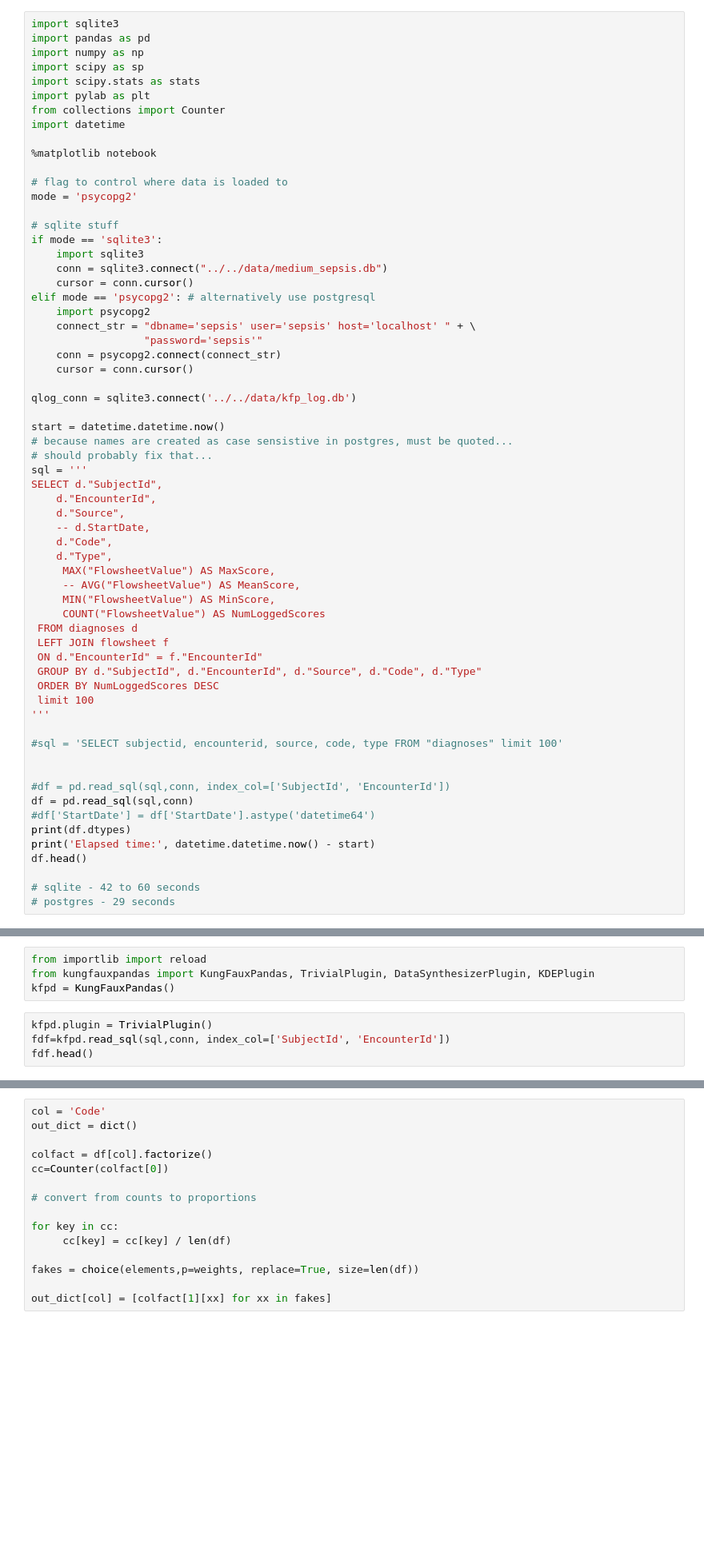
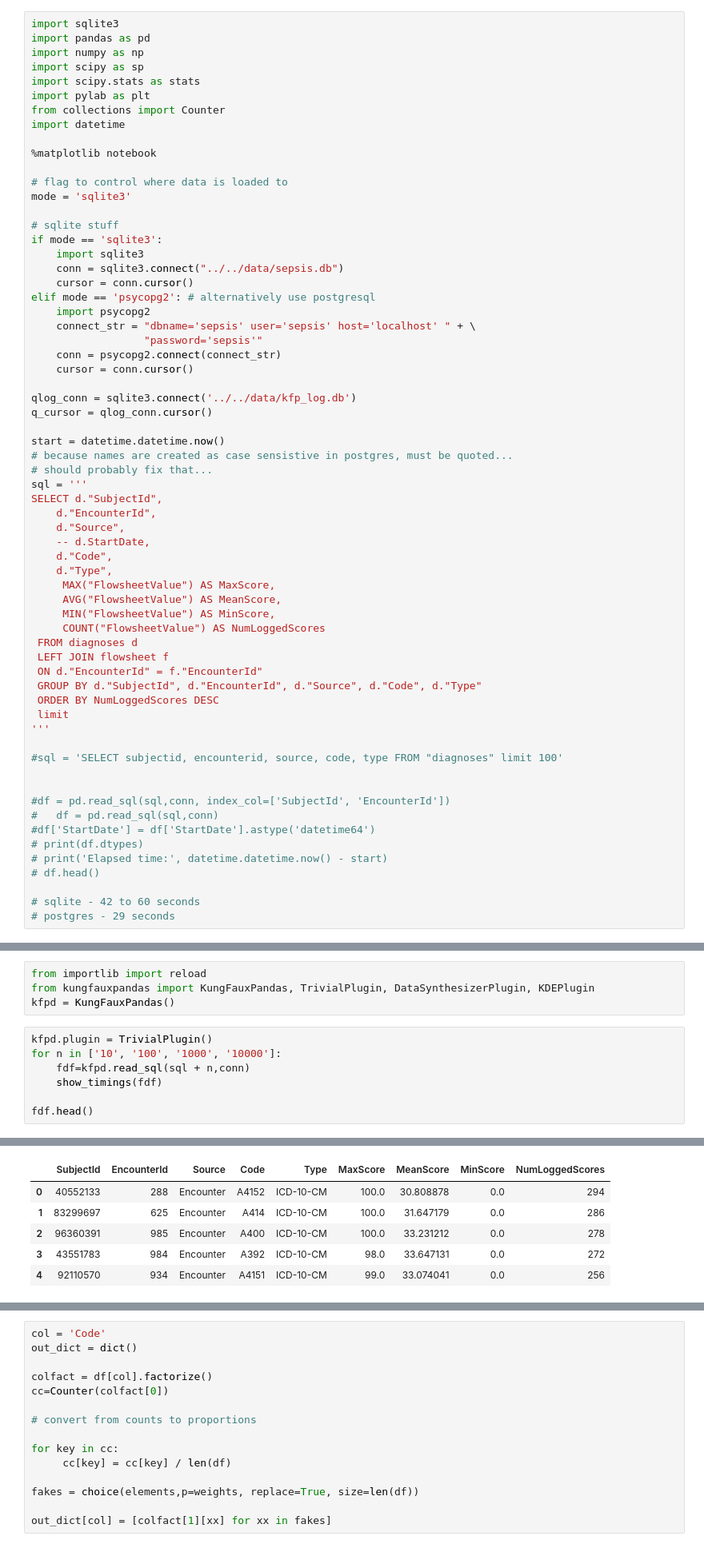
Before and after one commit to CUD2V/kungfauxpandas, a Jupyter notebook: sourcecode/python/kfp_test.ipynb, the cells around one changed output, grey strips where cells are left out. Shown: that part at 80% size. Saved outputs shown, nothing was run; the diff lists cells and outputs as text; blank space fills up the shorter version.

```diff
--- a/sourcecode/python/kfp_test.ipynb
+++ b/sourcecode/python/kfp_test.ipynb
@@ -11,12 +11,12 @@ import datetime
 %matplotlib notebook
 
 # flag to control where data is loaded to
-mode = 'psycopg2'
+mode = 'sqlite3'
 
 # sqlite stuff
 if mode == 'sqlite3':
     import sqlite3
-    conn = sqlite3.connect("../../data/medium_sepsis.db")
+    conn = sqlite3.connect("../../data/sepsis.db")
     cursor = conn.cursor()
 elif mode == 'psycopg2': # alternatively use postgresql
     import psycopg2
@@ -26,6 +26,7 @@ elif mode == 'psycopg2': # alternatively use postgresql
     cursor = conn.cursor()
 
 qlog_conn = sqlite3.connect('../../data/kfp_log.db')
+q_cursor = qlog_conn.cursor()
 
 start = datetime.datetime.now()
 # because names are created as case sensistive in postgres, must be quoted...
@@ -38,7 +39,7 @@ SELECT d."SubjectId",
     d."Code",
     d."Type",
      MAX("FlowsheetValue") AS MaxScore,
-     -- AVG("FlowsheetValue") AS MeanScore,
+     AVG("FlowsheetValue") AS MeanScore,
      MIN("FlowsheetValue") AS MinScore,
      COUNT("FlowsheetValue") AS NumLoggedScores
  FROM diagnoses d
@@ -46,18 +47,18 @@ SELECT d."SubjectId",
  ON d."EncounterId" = f."EncounterId"
  GROUP BY d."SubjectId", d."EncounterId", d."Source", d."Code", d."Type"
  ORDER BY NumLoggedScores DESC
- limit 100
+ limit
 '''
 
 #sql = 'SELECT subjectid, encounterid, source, code, type FROM "diagnoses" limit 100'
 
 
 #df = pd.read_sql(sql,conn, index_col=['SubjectId', 'EncounterId'])
-df = pd.read_sql(sql,conn)
+#   df = pd.read_sql(sql,conn)
 #df['StartDate'] = df['StartDate'].astype('datetime64')
-print(df.dtypes)
-print('Elapsed time:', datetime.datetime.now() - start)
-df.head()
+# print(df.dtypes)
+# print('Elapsed time:', datetime.datetime.now() - start)
+# df.head()
 
 # sqlite - 42 to 60 seconds
 # postgres - 29 seconds
@@ -67,5 +75,9 @@ from kungfauxpandas import KungFauxPandas, TrivialPlugin, DataSynthesizerPlugin,
 kfpd = KungFauxPandas()
 # %%
 kfpd.plugin = TrivialPlugin()
-fdf=kfpd.read_sql(sql,conn, index_col=['SubjectId', 'EncounterId'])
+for n in ['10', '100', '1000', '10000']:
+    fdf=kfpd.read_sql(sql + n,conn)
+    show_timings(fdf)
+
 fdf.head()
+# %% [output]
@@ -72 +100,7 @@ fdf.head()
+|  | SubjectId | EncounterId | Source | Code | Type | MaxScore | MeanScore | MinScore | NumLoggedScores |
+| 0 | 40552133 | 288 | Encounter | A4152 | ICD-10-CM | 100.0 | 30.808878 | 0.0 | 294 |
+| 1 | 83299697 | 625 | Encounter | A414 | ICD-10-CM | 100.0 | 31.647179 | 0.0 | 286 |
+| 2 | 96360391 | 985 | Encounter | A400 | ICD-10-CM | 100.0 | 33.231212 | 0.0 | 278 |
+| 3 | 43551783 | 984 | Encounter | A392 | ICD-10-CM | 98.0 | 33.647131 | 0.0 | 272 |
+| 4 | 92110570 | 934 | Encounter | A4151 | ICD-10-CM | 99.0 | 33.074041 | 0.0 | 256 |
 # %%
```
Also changed, not shown: parts of 5 cells of this notebook, 1 other file.
